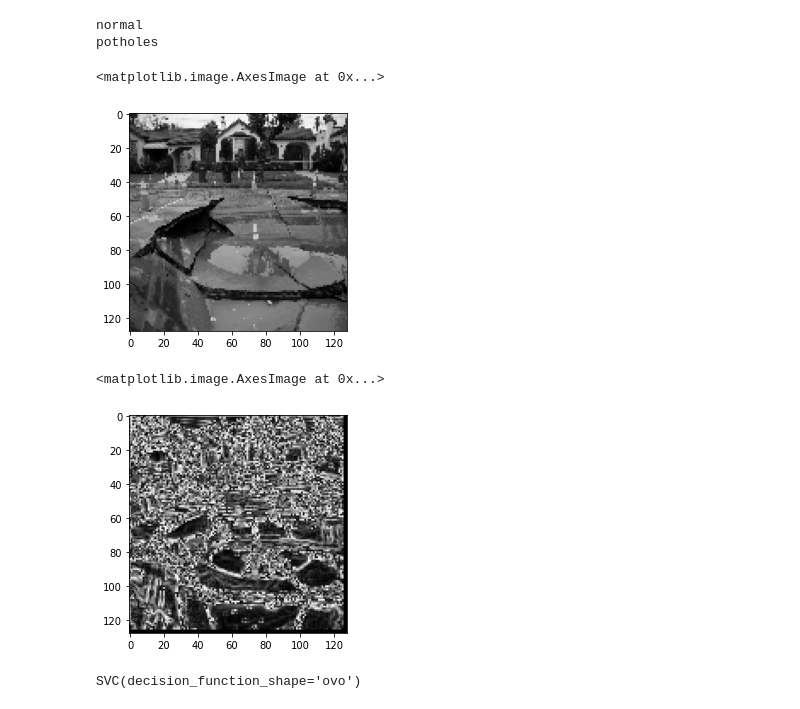
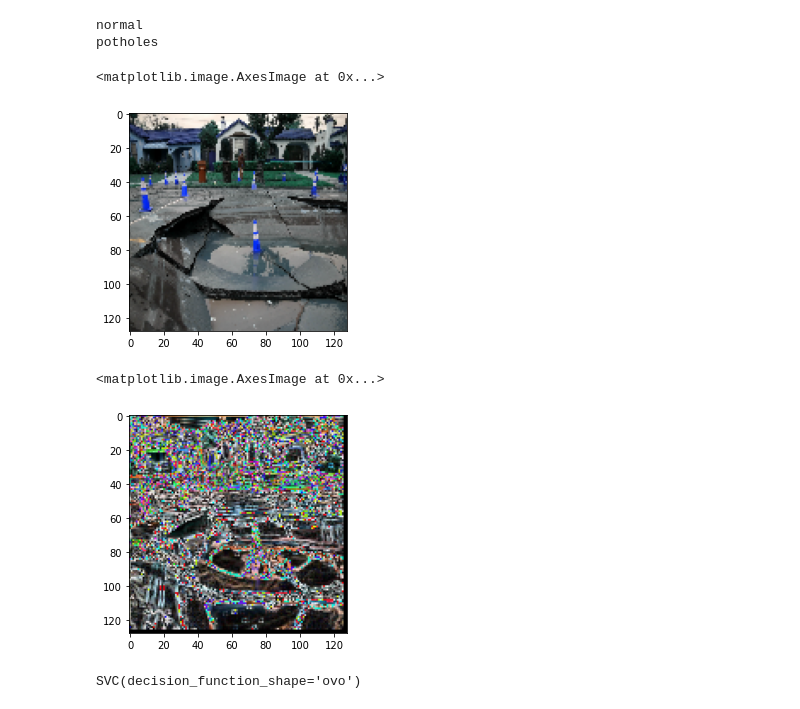
Before and after one commit to azisanw19/pothole-detection-privat, a Jupyter notebook: svm.ipynb, the cells around one changed output. Saved outputs shown, nothing was run; the diff lists cells and outputs as text; code cells hidden in the pictures.

Commit message:
color edge sobel

```diff
--- a/svm.ipynb
+++ b/svm.ipynb
@@ -18,7 +18,7 @@ for dir_path in glob.glob("Dataset/*"):
     print(label)
     for img_path in glob.glob(os.path.join(dir_path, "*.jpg")):
 #         print(img_path)
-        img = cv2.imread(img_path, cv2.IMREAD_GRAYSCALE)
+        img = cv2.imread(img_path, cv2.IMREAD_COLOR)
         img = cv2.resize(img, (SIZE, SIZE))
         data_img.append(img)
         data_label.append(label)
@@ -29,10 +29,10 @@ data_label = np.array(data_label)
 normal
 potholes
 # %%
-plt.imshow(data_img[355], cmap='gray')
+plt.imshow(data_img[355])
 # %% [output]
 <matplotlib.image.AxesImage at 0x...>
-[figure, old version]
+[figure, new version]
 # %%
 def convolve2D(image, kernel, padding=0, strides=1):
     # Cross Correlation
@@ -68,36 +68,48 @@ def convolve2D(image, kernel, padding=0, strides=1):
                 # Go to next row once kernel is out of bounds
                 if x > image.shape[0] - xKernShape:
                     break
                 try:
                     # Only Convolve if x has moved by the specified Strides
                     if x % strides == 0:
                         output[x, y] = (kernel * imagePadded[x: x + xKernShape, y: y + yKernShape]).sum()
                 except:
                     break
 
     return output
 
 def sobel_detection(img):
     g_x = [[1, 0, -1]
           ,[2, 0, -2]
           ,[3, 0, -3]]
 
     g_y = [[1, 2, 3]
          ,[0, 0, 0]
          ,[-1, -2, -3]]
 
     h_x = convolve2D(img, g_x, padding=1)
     h_y = convolve2D(img, g_y, padding=1)
 
     sobel = ((h_x**2 + h_y**2)**0.5) % 256
 
     return sobel
 
-sobel_img = sobel_detection(data_img[355])
-plt.imshow(sobel_img, cmap='gray')
+def rgb_sobel_detection(img):
+    b = img[:, :, 0]
+    g = img[:, :, 1]
+    r = img[:, :, 2]
+
+    sobel_b = sobel_detection(b)
+    sobel_g = sobel_detection(g)
+    sobel_r = sobel_detection(r)
+
+    sobel_img = np.dstack((sobel_b, sobel_g, sobel_r)).astype(int)
+    return sobel_img
+
+sobel_img = rgb_sobel_detection(data_img[355])
+plt.imshow(sobel_img)
 # %% [output]
 <matplotlib.image.AxesImage at 0x...>
-[figure, old version]
+[figure, new version]
 # %%
 def image_preprocessing(dataset):
     new_dataset = []
```
Also changed, not shown: parts of 3 cells of this notebook.
